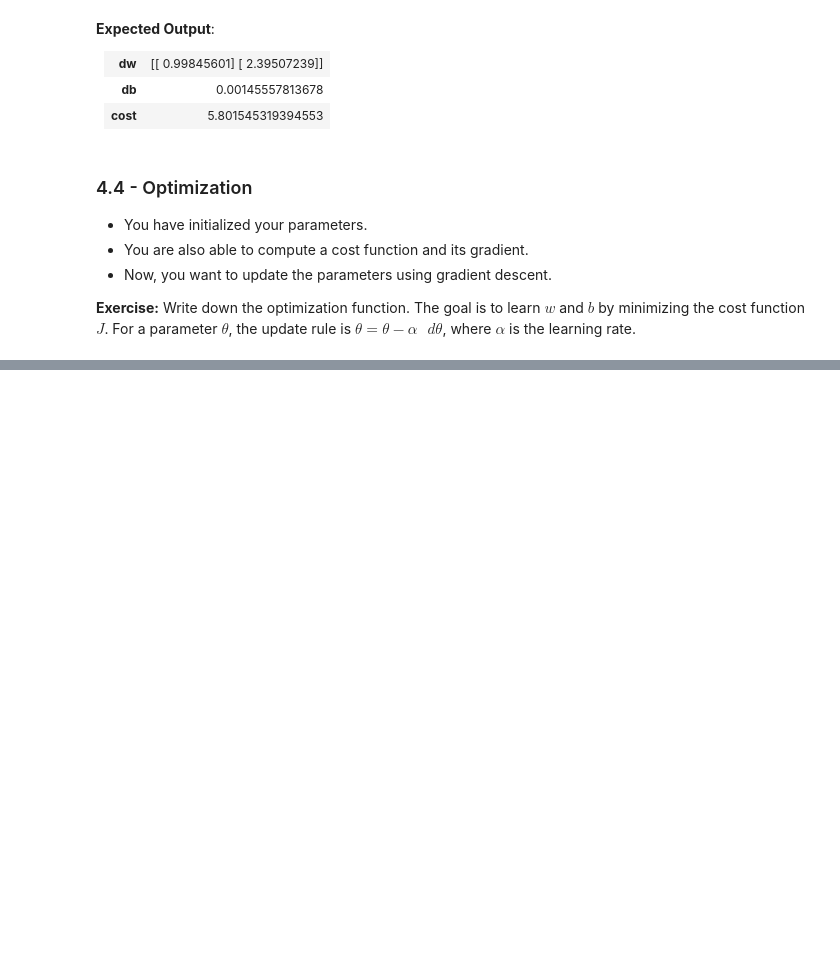
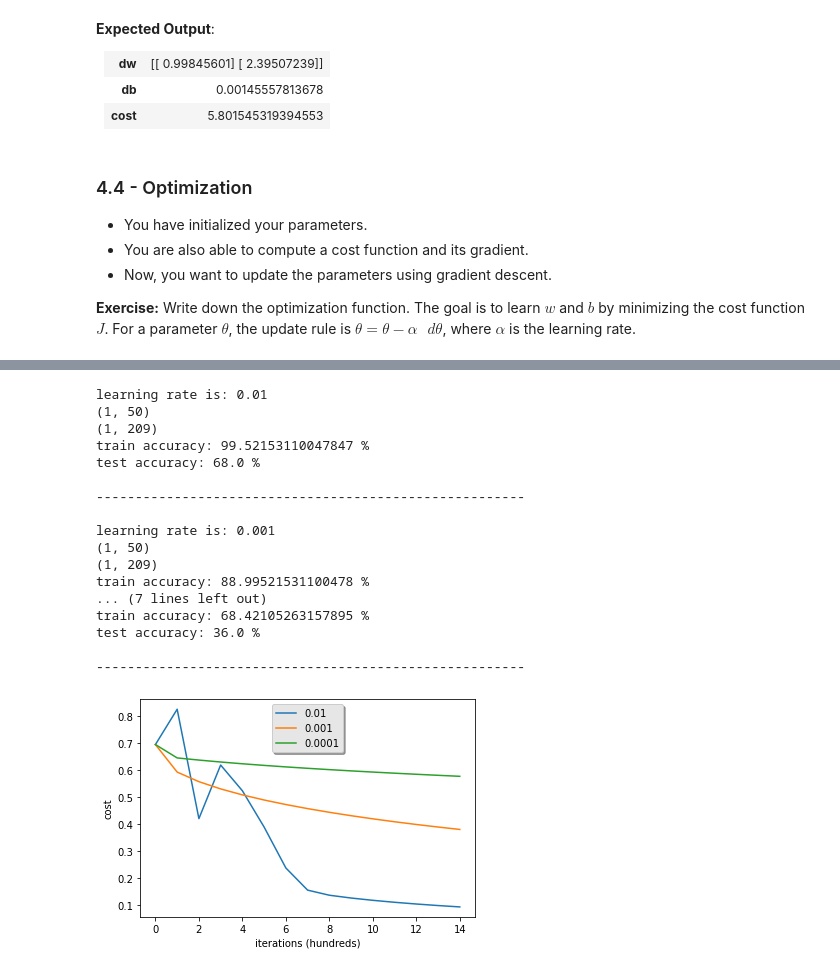
Before and after one commit to SamuelBFG/DL-studies, a Jupyter notebook: Deep Learning Cousera/Week 2/logistic regression - binary classification.ipynb, the cells around one changed output, grey strips where cells are left out. Saved outputs shown, nothing was run; the diff lists cells and outputs as text; code cells hidden in the pictures; blank space fills up the shorter version.

```diff
--- a/Deep Learning Cousera/Week 2/logistic regression - binary classification.ipynb
+++ b/Deep Learning Cousera/Week 2/logistic regression - binary classification.ipynb
@@ -470,0 +724,37 @@ def optimize(w, b, X, Y, num_iterations, learning_rate, print_cost = False):
+# %%
+learning_rates = [0.01, 0.001, 0.0001]
+models = {}
+for i in learning_rates:
+    print ("learning rate is: " + str(i))
+    models[str(i)] = model(train_set_x, train_set_y, test_set_x, test_set_y, num_iterations = 1500, learning_rate = i, print_cost = False)
+    print ('\n' + "-------------------------------------------------------" + '\n')
+
+for i in learning_rates:
+    plt.plot(np.squeeze(models[str(i)]["costs"]), label= str(models[str(i)]["learning_rate"]))
+
+plt.ylabel('cost')
+plt.xlabel('iterations (hundreds)')
+
+legend = plt.legend(loc='upper center', shadow=True)
+frame = legend.get_frame()
+frame.set_facecolor('0.90')
+plt.show()
+# %% [output]
+learning rate is: 0.01
+(1, 50)
+(1, 209)
+train accuracy: 99.52153110047847 %
+test accuracy: 68.0 %
+
+-------------------------------------------------------
+
+learning rate is: 0.001
+(1, 50)
+(1, 209)
+train accuracy: 88.99521531100478 %
+... (7 lines left out)
+train accuracy: 68.42105263157895 %
+test accuracy: 36.0 %
+
+-------------------------------------------------------
+[figure, added]
```
Also changed, not shown: parts of 25 cells of this notebook, 6 other files.
